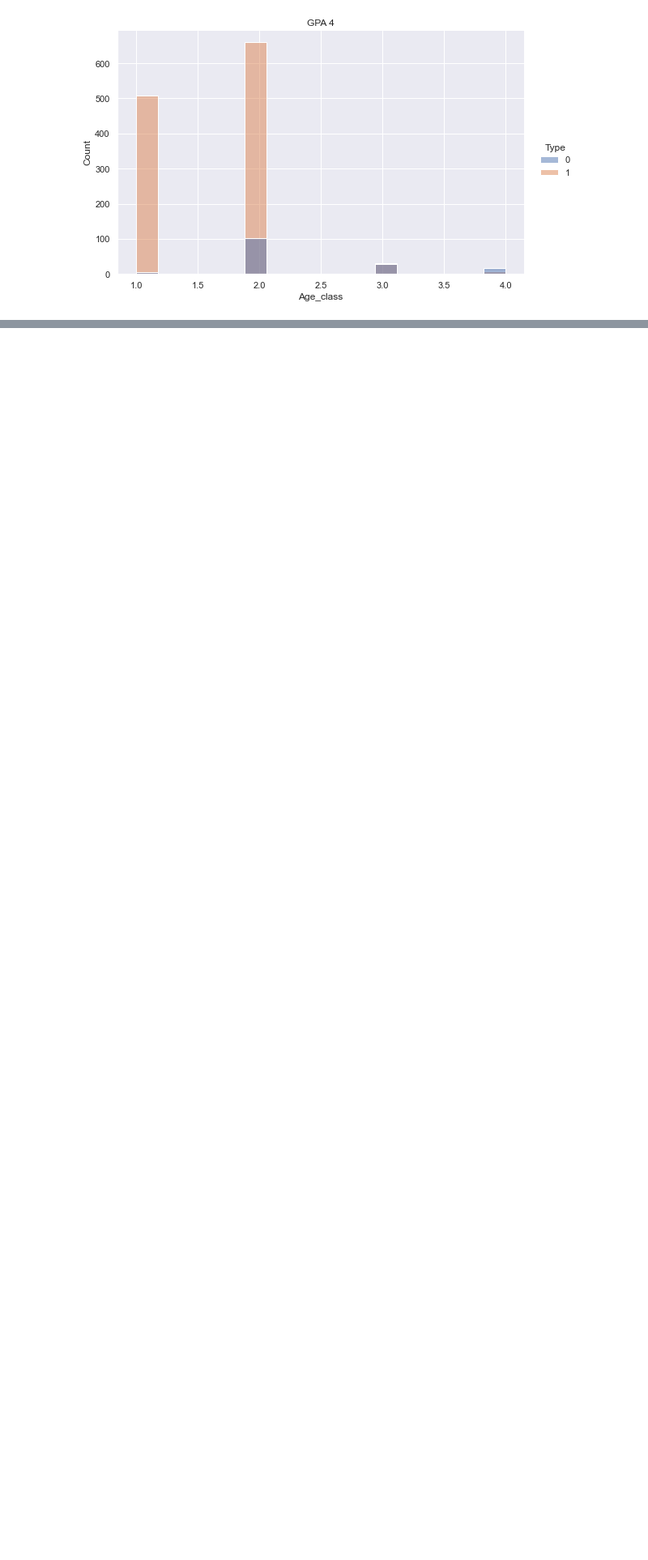
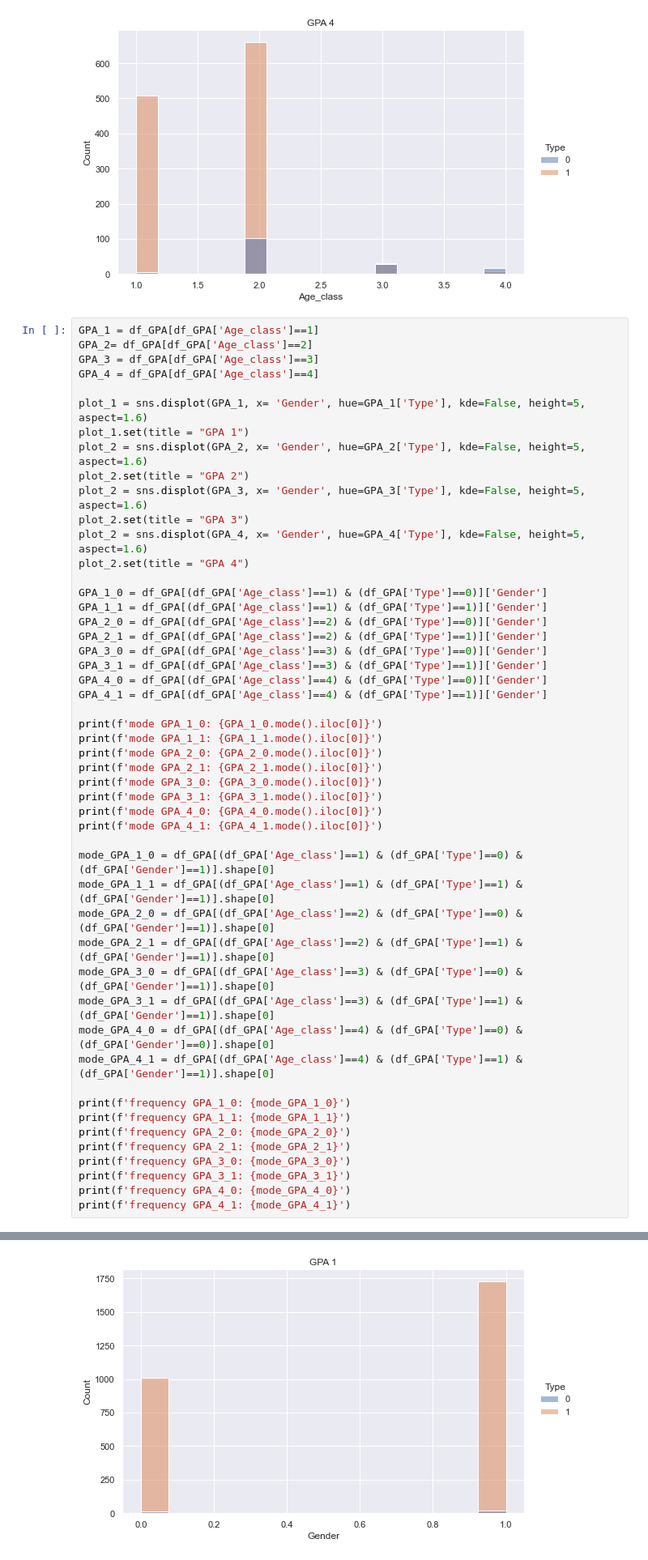
Before and after one commit to mghasemi19/ML_EconEduc, a Jupyter notebook: Type_classification.ipynb, the cells around one changed output, grey strips where cells are left out. Shown at 81% size. Saved outputs shown, nothing was run; the diff lists cells and outputs as text; blank space fills up the shorter version.

Commit message:
Add more plots

```diff
--- a/Type_classification.ipynb
+++ b/Type_classification.ipynb
@@ -2193,3 +2193,54 @@ frequency GPA_4_1: 660
 [figure]
 [figure]
 [figure]
+# %%
+GPA_1 = df_GPA[df_GPA['Age_class']==1]
+GPA_2= df_GPA[df_GPA['Age_class']==2]
+GPA_3 = df_GPA[df_GPA['Age_class']==3]
+GPA_4 = df_GPA[df_GPA['Age_class']==4]
+
+plot_1 = sns.displot(GPA_1, x= 'Gender', hue=GPA_1['Type'], kde=False, height=5, aspect=1.6)
+plot_1.set(title = "GPA 1")
+plot_2 = sns.displot(GPA_2, x= 'Gender', hue=GPA_2['Type'], kde=False, height=5, aspect=1.6)
+plot_2.set(title = "GPA 2")
+plot_2 = sns.displot(GPA_3, x= 'Gender', hue=GPA_3['Type'], kde=False, height=5, aspect=1.6)
+plot_2.set(title = "GPA 3")
+plot_2 = sns.displot(GPA_4, x= 'Gender', hue=GPA_4['Type'], kde=False, height=5, aspect=1.6)
+plot_2.set(title = "GPA 4")
+
+GPA_1_0 = df_GPA[(df_GPA['Age_class']==1) & (df_GPA['Type']==0)]['Gender']
+GPA_1_1 = df_GPA[(df_GPA['Age_class']==1) & (df_GPA['Type']==1)]['Gender']
+GPA_2_0 = df_GPA[(df_GPA['Age_class']==2) & (df_GPA['Type']==0)]['Gender']
+GPA_2_1 = df_GPA[(df_GPA['Age_class']==2) & (df_GPA['Type']==1)]['Gender']
+GPA_3_0 = df_GPA[(df_GPA['Age_class']==3) & (df_GPA['Type']==0)]['Gender']
+GPA_3_1 = df_GPA[(df_GPA['Age_class']==3) & (df_GPA['Type']==1)]['Gender']
+GPA_4_0 = df_GPA[(df_GPA['Age_class']==4) & (df_GPA['Type']==0)]['Gender']
+GPA_4_1 = df_GPA[(df_GPA['Age_class']==4) & (df_GPA['Type']==1)]['Gender']
+
+print(f'mode GPA_1_0: {GPA_1_0.mode().iloc[0]}')
+print(f'mode GPA_1_1: {GPA_1_1.mode().iloc[0]}')
+print(f'mode GPA_2_0: {GPA_2_0.mode().iloc[0]}')
+print(f'mode GPA_2_1: {GPA_2_1.mode().iloc[0]}')
+print(f'mode GPA_3_0: {GPA_3_0.mode().iloc[0]}')
+print(f'mode GPA_3_1: {GPA_3_1.mode().iloc[0]}')
+print(f'mode GPA_4_0: {GPA_4_0.mode().iloc[0]}')
+print(f'mode GPA_4_1: {GPA_4_1.mode().iloc[0]}')
+
+mode_GPA_1_0 = df_GPA[(df_GPA['Age_class']==1) & (df_GPA['Type']==0) & (df_GPA['Gender']==1)].shape[0]
+mode_GPA_1_1 = df_GPA[(df_GPA['Age_class']==1) & (df_GPA['Type']==1) & (df_GPA['Gender']==1)].shape[0]
+mode_GPA_2_0 = df_GPA[(df_GPA['Age_class']==2) & (df_GPA['Type']==0) & (df_GPA['Gender']==1)].shape[0]
+mode_GPA_2_1 = df_GPA[(df_GPA['Age_class']==2) & (df_GPA['Type']==1) & (df_GPA['Gender']==1)].shape[0]
+mode_GPA_3_0 = df_GPA[(df_GPA['Age_class']==3) & (df_GPA['Type']==0) & (df_GPA['Gender']==1)].shape[0]
+mode_GPA_3_1 = df_GPA[(df_GPA['Age_class']==3) & (df_GPA['Type']==1) & (df_GPA['Gender']==1)].shape[0]
+mode_GPA_4_0 = df_GPA[(df_GPA['Age_class']==4) & (df_GPA['Type']==0) & (df_GPA['Gender']==0)].shape[0]
+mode_GPA_4_1 = df_GPA[(df_GPA['Age_class']==4) & (df_GPA['Type']==1) & (df_GPA['Gender']==1)].shape[0]
+
+print(f'frequency GPA_1_0: {mode_GPA_1_0}')
+print(f'frequency GPA_1_1: {mode_GPA_1_1}')
+print(f'frequency GPA_2_0: {mode_GPA_2_0}')
+print(f'frequency GPA_2_1: {mode_GPA_2_1}')
+print(f'frequency GPA_3_0: {mode_GPA_3_0}')
+print(f'frequency GPA_3_1: {mode_GPA_3_1}')
+print(f'frequency GPA_4_0: {mode_GPA_4_0}')
+print(f'frequency GPA_4_1: {mode_GPA_4_1}')
+# %% [output]
@@ -2195,0 +2263 @@ frequency GPA_4_1: 660
+[figure, added]
```
Also changed, not shown: parts of 2 cells of this notebook.
